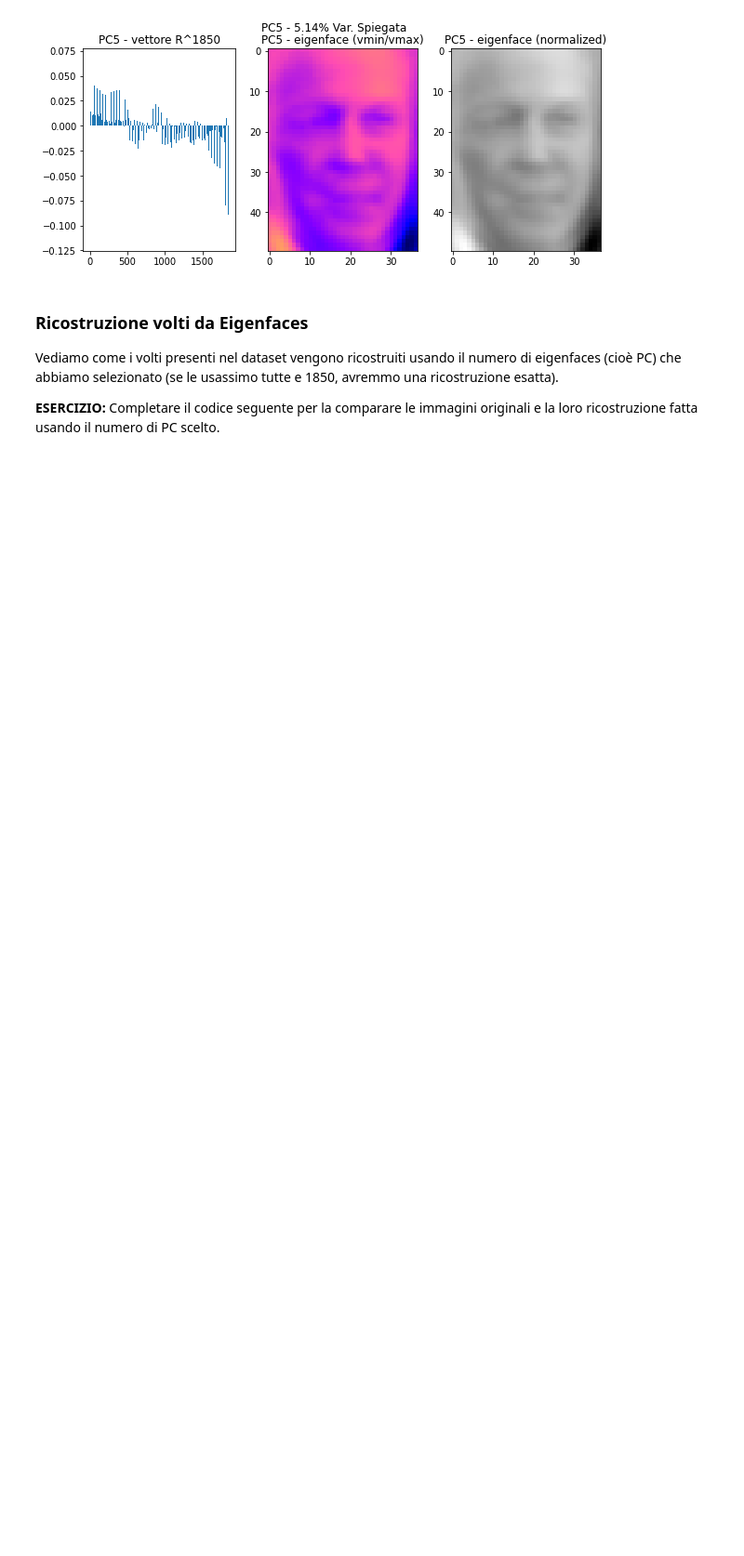
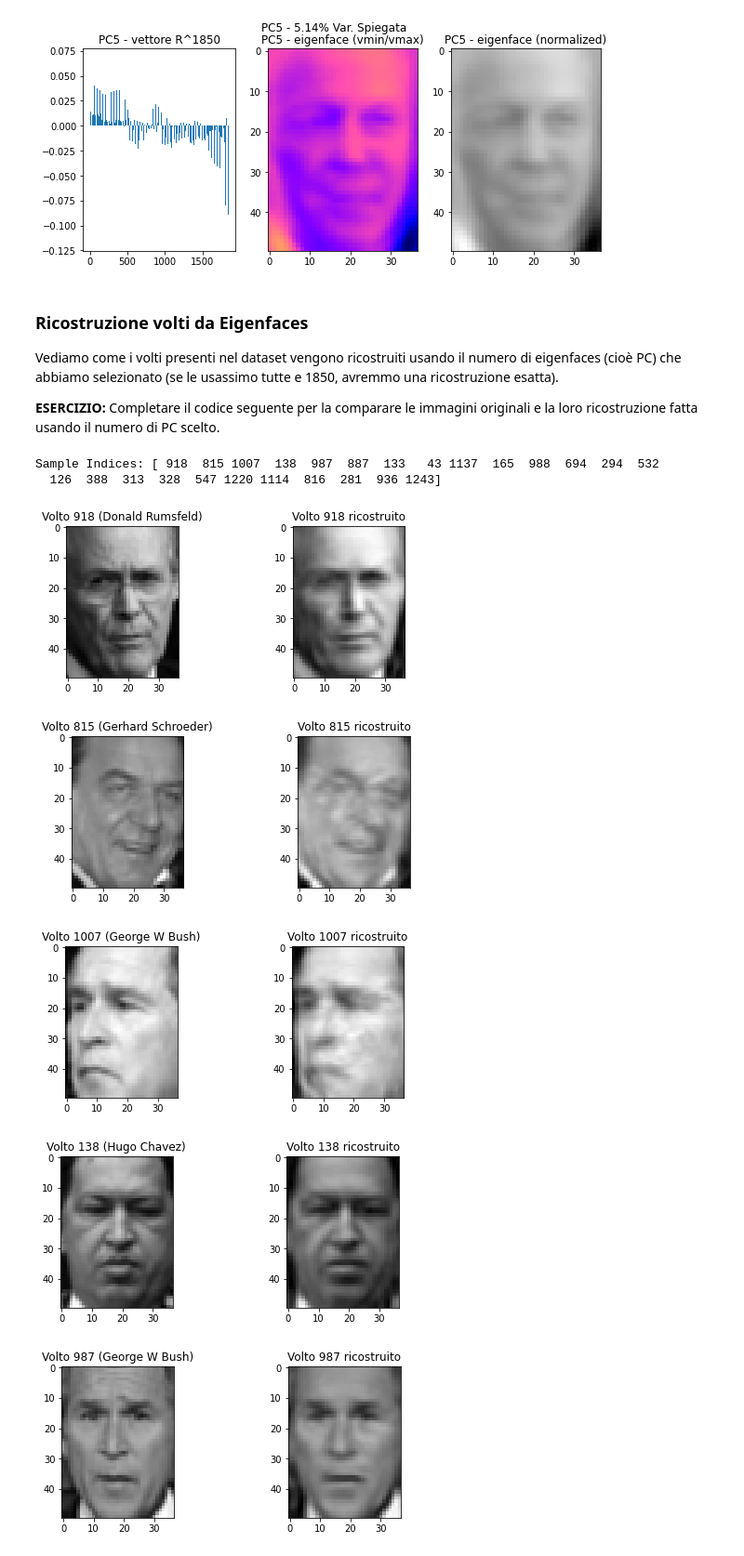
Before and after one commit to Edoxy/MIA, a Jupyter notebook: PCAeigenfaces.ipynb, the cells around one changed output. Shown: that part at 93% size. Cells and saved outputs as stored; diff of their text form; code cells hidden in the pictures; blank space fills up the shorter version.

```diff
--- a/PCAeigenfaces.ipynb
+++ b/PCAeigenfaces.ipynb
@@ -262,29 +262,37 @@ Vediamo come i volti presenti nel dataset vengono ricostruiti usando il numero d
 # %%
 # Selezione di "n_randsamples" volti random dal dataset
 
 n_randsamples = 25
 i_rand = np.random.choice(face_data.shape[0], n_randsamples, replace=False)
 
 # Definire una matrice di n_randsamples volti scelti secondo gli indici i_rand (una riga, un volto)
-rand_faces =
+rand_faces = face_data[i_rand, :]
 
 # Definire la matrice "built_randfaces" rappresentante la matrice rand_faces ricostruita tramite le PC.
 # SUGGERIMENTO: usare i metodi "transform" e "inverse_transform" della PCA.
-built_randfaces = ...
+built_randfaces = pca.inverse_transform(pca.transform(rand_faces))
 
 print('Sample Indices: {}'.format(i_rand))
 
 for i in range(n_randsamples):
     fig, axs = plt.subplots(1, 2, figsize=(8, 3))
     ii = i_rand[i]
     face_ii = face_images[ii]
     builtface_ii = built_randfaces[i, :]
     builtface_ii = builtface_ii.reshape((height, width))
 
     axs[0].imshow(face_ii, cmap=plt.cm.gray)
     axs[0].set_title('Volto {} ({})'.format(ii, face_targets_df.loc[ii, 'target_names']))
 
     axs[1].imshow(builtface_ii, cmap=plt.cm.gray)
     axs[1].set_title('Volto {} ricostruito'.format(ii))
 
 plt.show()
+# %% [output]
+Sample Indices: [ 918  815 1007  138  987  887  133   43 1137  165  988  694  294  532
+  126  388  313  328  547 1220 1114  816  281  936 1243]
+[figure, added]
+[figure, added]
+[figure, added]
+[figure, added]
+[figure, added]
```
Also changed, not shown: parts of 1 cell of this notebook, 6 other files.
